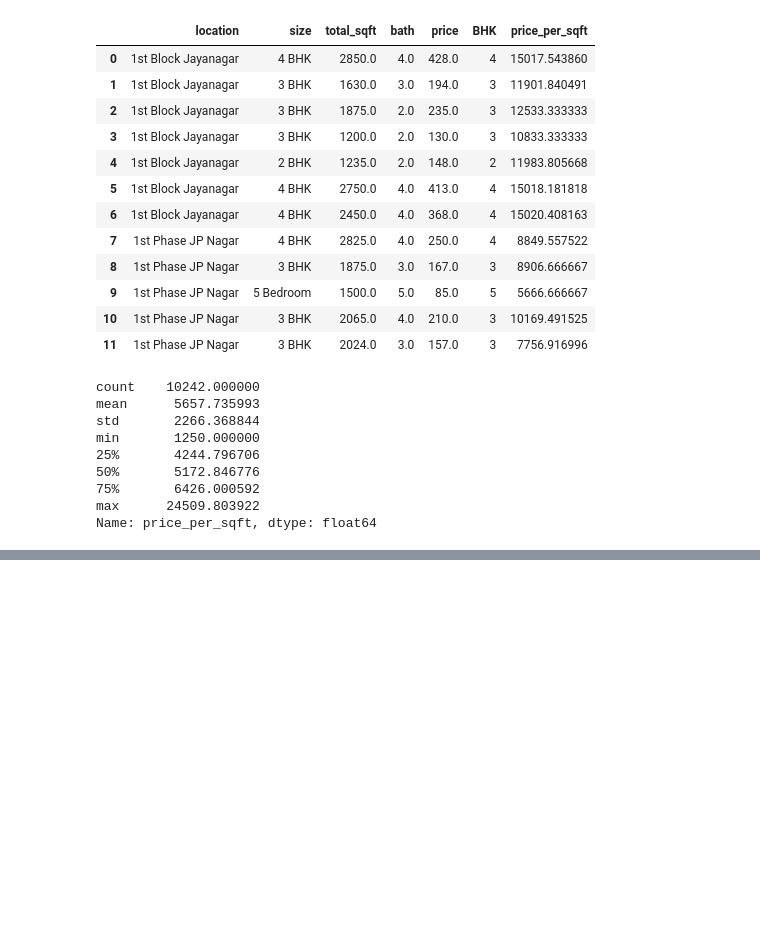
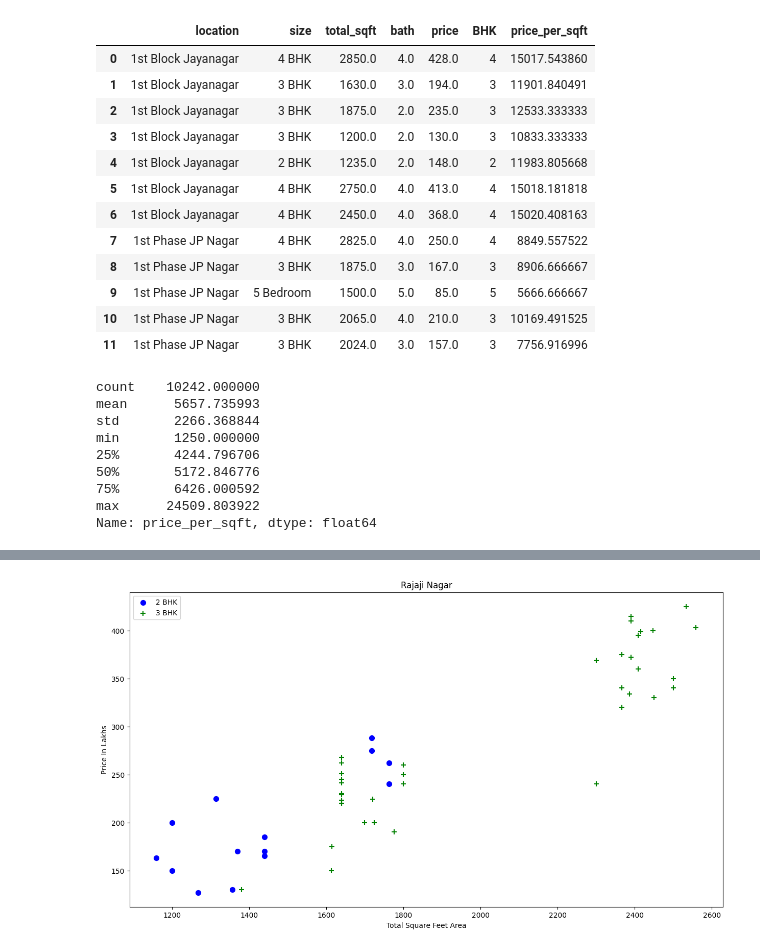
Before and after one commit to ahmedcurious/Data-Science-Work, a Jupyter notebook: Machine_Learning/Projects/Real_Estate_Prediction_Project/file.ipynb, the cells around one changed output, grey strips where cells are left out. Saved outputs shown, nothing was run; the diff lists cells and outputs as text; code cells hidden in the pictures; blank space fills up the shorter version.

```diff
--- a/Machine_Learning/Projects/Real_Estate_Prediction_Project/file.ipynb
+++ b/Machine_Learning/Projects/Real_Estate_Prediction_Project/file.ipynb
@@ -475,0 +491,4 @@ Name: price_per_sqft, dtype: float64
+# %%
+plot_scatter_chart(df_6,'Rajaji Nagar')
+# %% [output]
+[figure, added]
```
Also changed, not shown: parts of 4 cells of this notebook, 1 other file.
